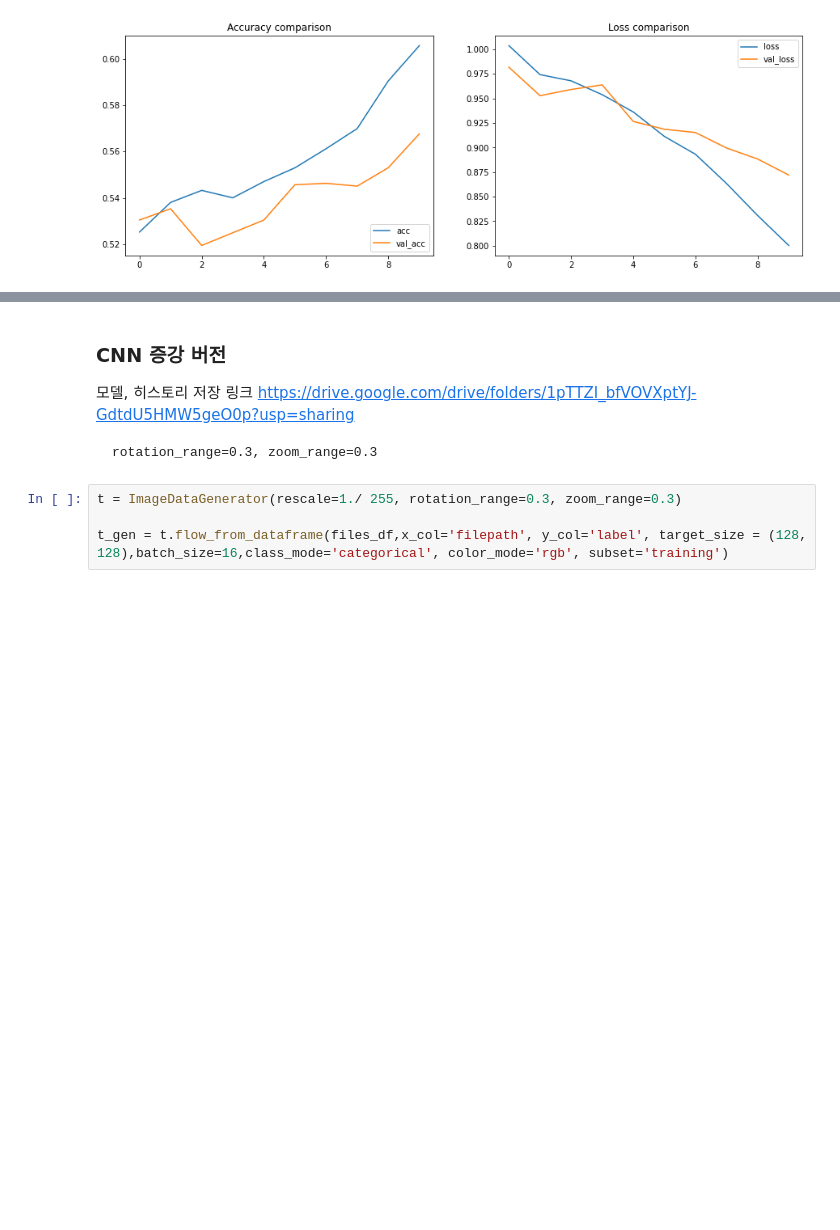
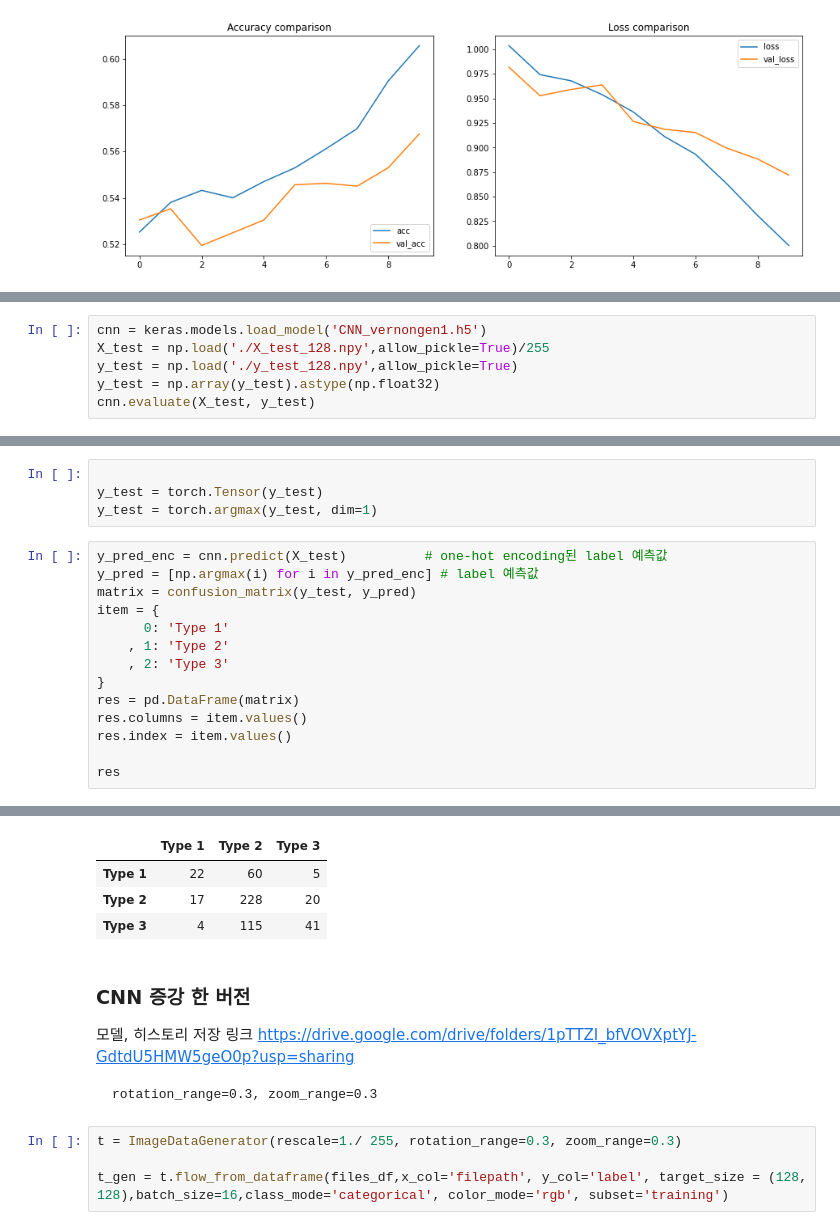
Before and after one commit to thdefn/AIproj2022, a Jupyter notebook: cnn_final.ipynb, the cells around one changed output, grey strips where cells are left out. Drawn from its saved outputs; the diff is of its cells as text; blank space fills up the shorter version.

```diff
--- a/cnn_final.ipynb
+++ b/cnn_final.ipynb
@@ -241,0 +255,6 @@ plt.show()
+# %%
+cnn = keras.models.load_model('CNN_vernongen1.h5')
+X_test = np.load('./X_test_128.npy',allow_pickle=True)/255
+y_test = np.load('./y_test_128.npy',allow_pickle=True)
+y_test = np.array(y_test).astype(np.float32)
+cnn.evaluate(X_test, y_test)
@@ -241,0 +264,19 @@ plt.show()
+# %%
+
+y_test = torch.Tensor(y_test)
+y_test = torch.argmax(y_test, dim=1)
+# %%
+y_pred_enc = cnn.predict(X_test)          # one-hot encoding된 label 예측값
+y_pred = [np.argmax(i) for i in y_pred_enc] # label 예측값
+matrix = confusion_matrix(y_test, y_pred)
+item = {
+      0: 'Type 1'
+    , 1: 'Type 2'
+    , 2: 'Type 3'
+}
+res = pd.DataFrame(matrix)
+res.columns = item.values()
+res.index = item.values()
+
+res
+# %% [output]
@@ -242,5 +284,9 @@ plt.show()
+|  | Type 1 | Type 2 | Type 3 |
+| Type 1 | 22 | 60 | 5 |
+| Type 2 | 17 | 228 | 20 |
+| Type 3 | 4 | 115 | 41 |
 # %% [markdown]
-### CNN 증강 버전
+### CNN 증강 한 버전
 모델, 히스토리 저장 링크
 https://drive.google.com/drive/folders/1pTTZI_bfVOVXptYJ-GdtdU5HMW5geO0p?usp=sharing
 
```
Also changed, not shown: parts of 13 cells of this notebook.
